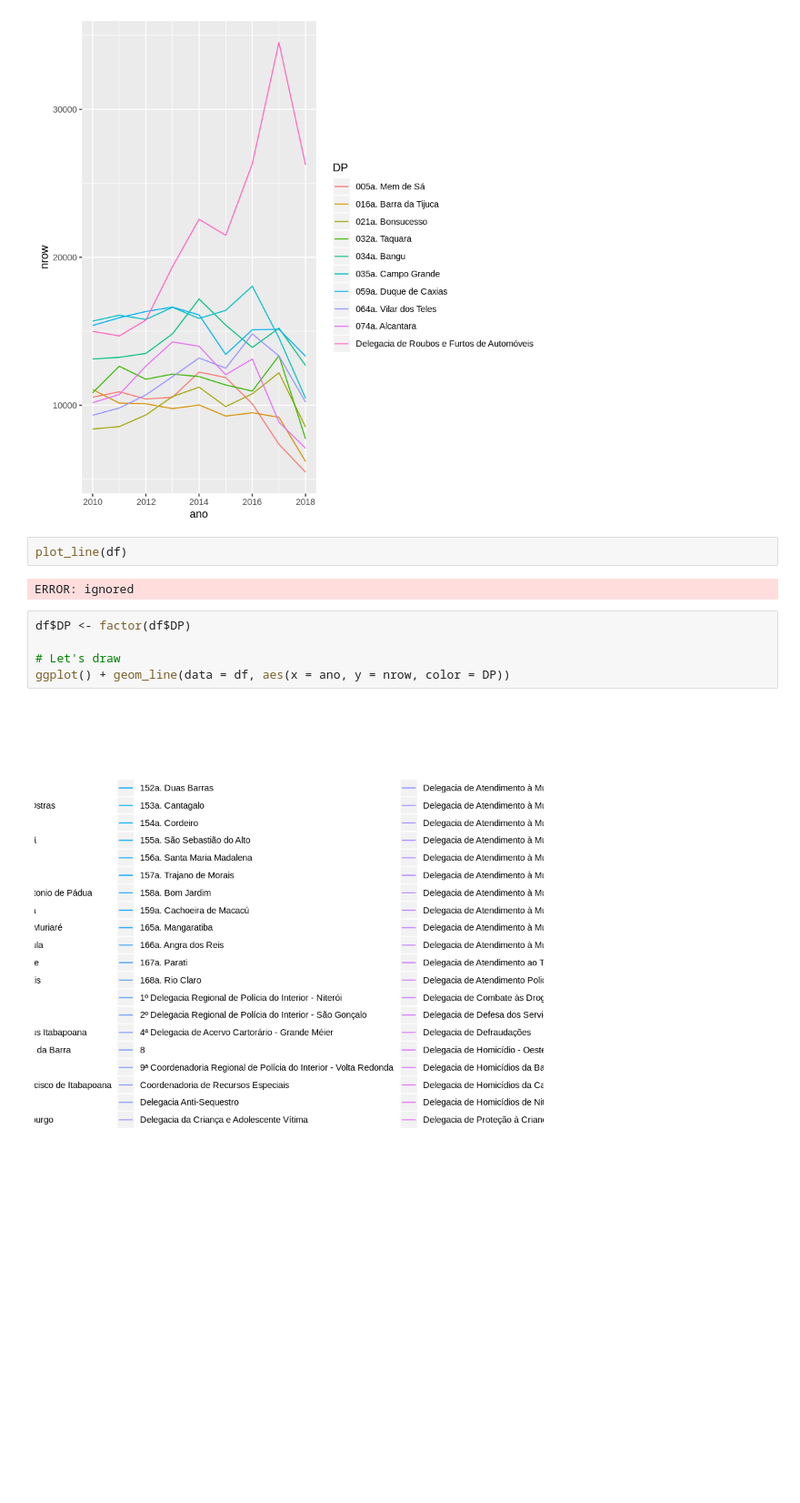
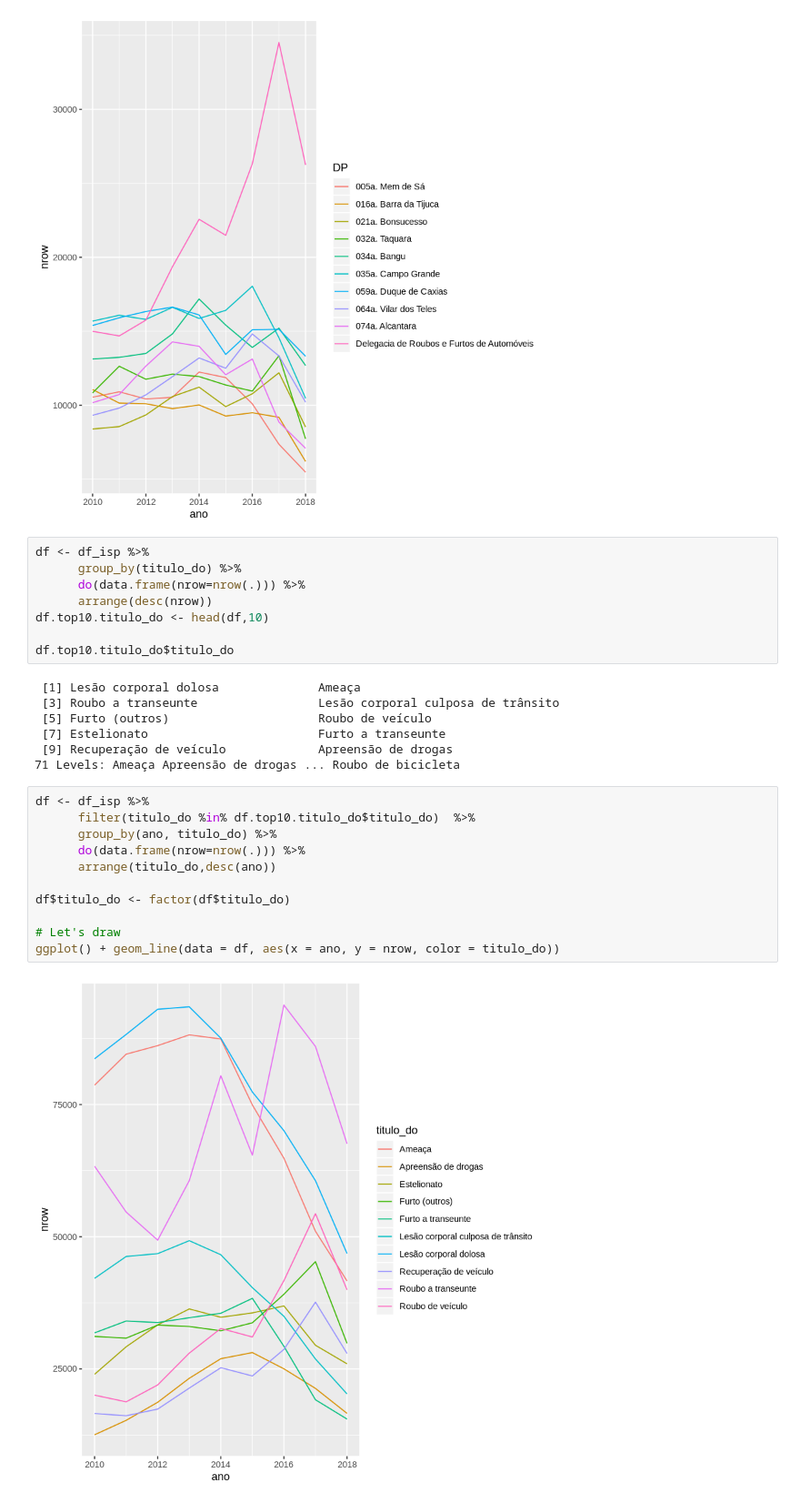
Before and after one commit to americofreitasjr/AnaliseSegurancaPublicaRJ, a Jupyter notebook: Step_3_ISP_estudo_da_serie_historica.ipynb, the cells around one changed output. Shown at 91% size. Saved outputs shown, nothing was run; the diff lists cells and outputs as text; blank space fills up the shorter version.

```diff
--- a/Step_3_ISP_estudo_da_serie_historica.ipynb
+++ b/Step_3_ISP_estudo_da_serie_historica.ipynb
@@ -76,14 +76,31 @@ df$DP <- factor(df$DP)
 ggplot() + geom_line(data = df, aes(x = ano, y = nrow, color = DP))
 # %% [output]
 [figure]
-# %%
-plot_line(df)
-# %% [output]
-ERROR: ignored
+# %%
+df <- df_isp %>%
+      group_by(titulo_do) %>%
+      do(data.frame(nrow=nrow(.))) %>%
+      arrange(desc(nrow))
+df.top10.titulo_do <- head(df,10)
+
+df.top10.titulo_do$titulo_do
+# %% [output]
+ [1] Lesão corporal dolosa              Ameaça
+ [3] Roubo a transeunte                 Lesão corporal culposa de trânsito
+ [5] Furto (outros)                     Roubo de veículo
+ [7] Estelionato                        Furto a transeunte
+ [9] Recuperação de veículo             Apreensão de drogas
+71 Levels: Ameaça Apreensão de drogas ... Roubo de bicicleta
 # %%
-df$DP <- factor(df$DP)
+df <- df_isp %>%
+      filter(titulo_do %in% df.top10.titulo_do$titulo_do)  %>%
+      group_by(ano, titulo_do) %>%
+      do(data.frame(nrow=nrow(.))) %>%
+      arrange(titulo_do,desc(ano))
+
+df$titulo_do <- factor(df$titulo_do)
 
 # Let's draw
-ggplot() + geom_line(data = df, aes(x = ano, y = nrow, color = DP))
+ggplot() + geom_line(data = df, aes(x = ano, y = nrow, color = titulo_do))
 # %% [output]
-[figure, old version]
+[figure, new version]
```
